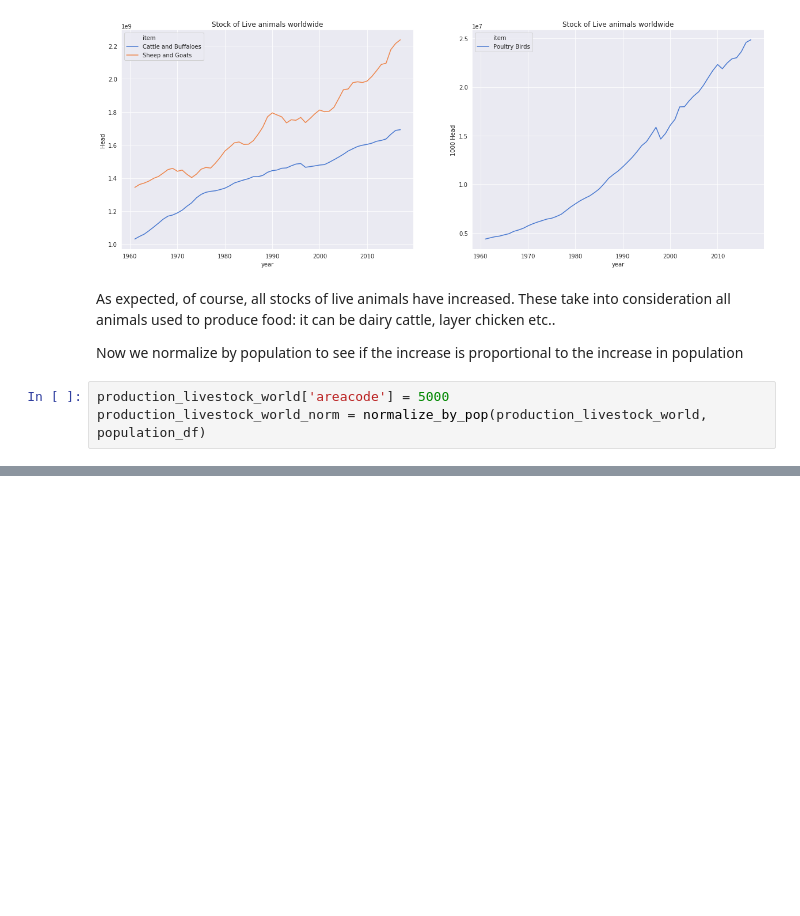
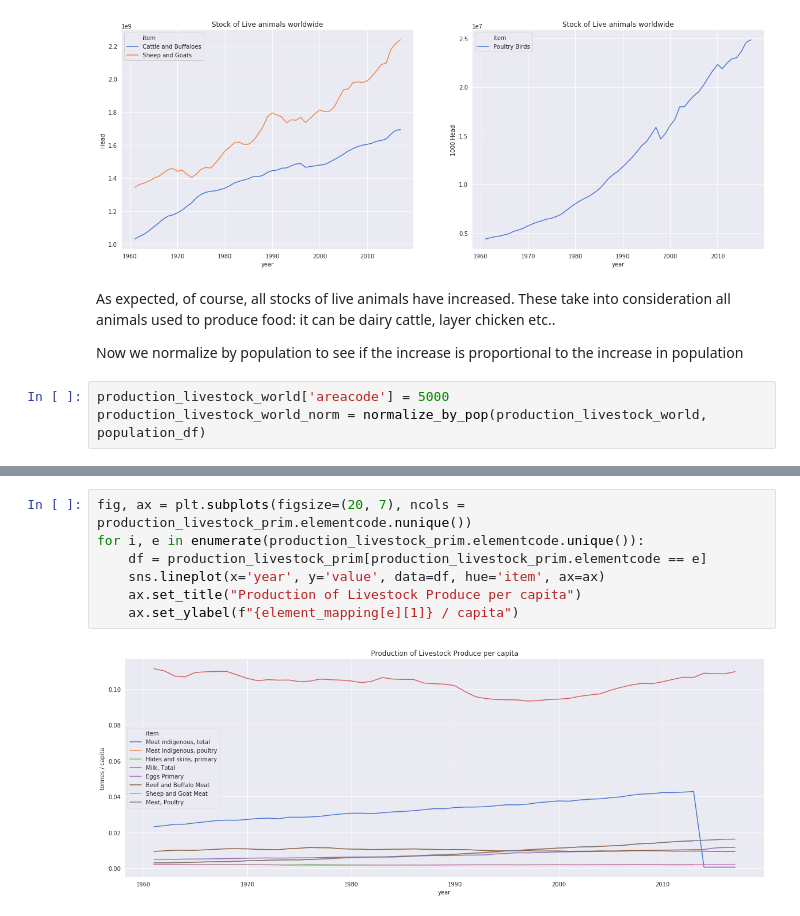
Before and after one commit to ChatPerche/ADA_Project, a Jupyter notebook: Milestone_2.ipynb, the cells around one changed output, grey strips where cells are left out. Drawn from its saved outputs; the diff is of its cells as text; blank space fills up the shorter version.

```diff
--- a/Milestone_2.ipynb
+++ b/Milestone_2.ipynb
@@ -635,0 +657,9 @@ production_crops = load_dataframe("data_cleaned/production/Production_Crops_All_
+# %%
+fig, ax = plt.subplots(figsize=(20, 7), ncols = production_livestock_prim.elementcode.nunique())
+for i, e in enumerate(production_livestock_prim.elementcode.unique()):
+    df = production_livestock_prim[production_livestock_prim.elementcode == e]
+    sns.lineplot(x='year', y='value', data=df, hue='item', ax=ax)
+    ax.set_title("Production of Livestock Produce per capita")
+    ax.set_ylabel(f"{element_mapping[e][1]} / capita")
+# %% [output]
+[figure, added]
```
Also changed, not shown: parts of 12 cells of this notebook, 1 other file.
